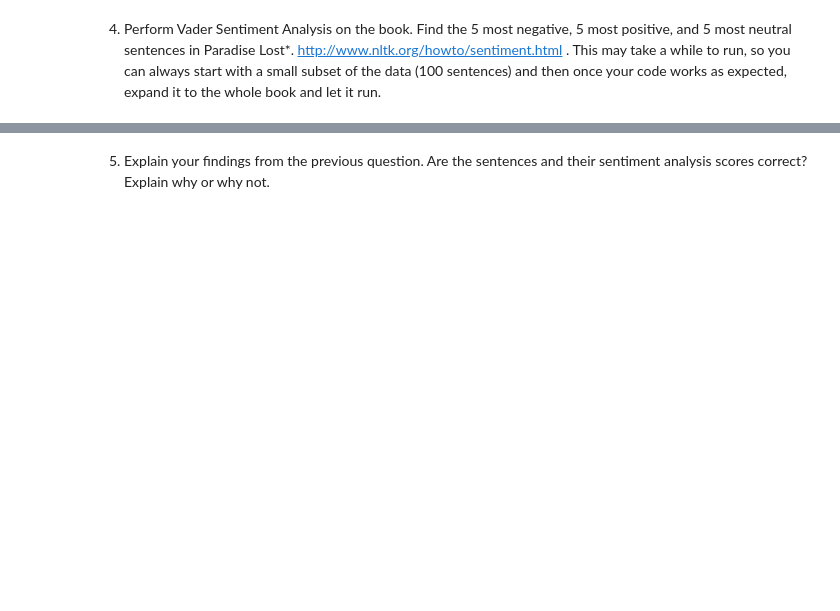
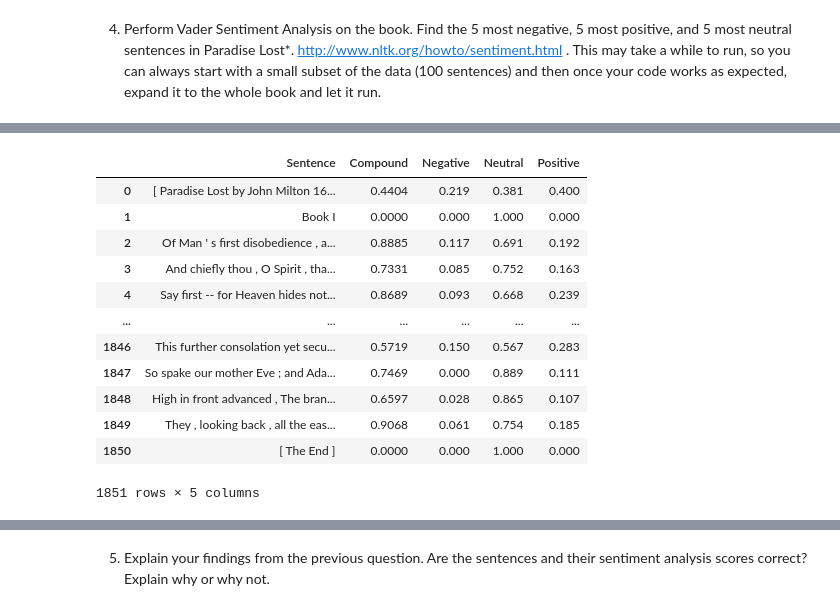
Before and after one commit to vedamy/Final_Homework, a Jupyter notebook: week-20/Week-20 Assignment Homework.ipynb, the cells around one changed output, grey strips where cells are left out. Drawn from its saved outputs; the diff is of its cells as text; code cells hidden in the pictures; blank space fills up the shorter version.

```diff
--- a/week-20/Week-20 Assignment Homework.ipynb
+++ b/week-20/Week-20 Assignment Homework.ipynb
@@ -69,0 +289,14 @@ print(gutenberg.words('milton-paradise.txt'))
+# %%
+def put_together(input_sent):
+    '''This function puts the sentence back together'''
+    str1=" "
+
+    # the join command puts the strings together but it needs to be in a list so it was appended to the output
+    output = str1.join(input_sent)
+    return output
+# %%
+out=[]
+
+for i in range(0,len(text_sentences)):
+    out.append(put_together(text_sentences[i]))
+print(out)
@@ -69,0 +305,4 @@ print(gutenberg.words('milton-paradise.txt'))
+# %%
+import pandas as pd
+sa_df = pd.DataFrame(columns = ['Sentence', 'Compound', 'Negative', 'Neutral', 'Positive'])
+sa_df
@@ -69,0 +311,10 @@ print(gutenberg.words('milton-paradise.txt'))
+# %%
+for sentence in out:
+    sid = SentimentIntensityAnalyzer()
+    print(sentence)
+    ss = sid.polarity_scores(sentence)
+    sa_df['Sentence']=sentence
+    for k in sorted(ss):
+        print('{0}: {1}, '.format(k, ss[k]),end='')
+
+    print()
@@ -69,0 +339,22 @@ print(gutenberg.words('milton-paradise.txt'))
+# %%
+sa_df['Negative'] = [sid.polarity_scores(x)['neg'] for x in out]
+sa_df['Compound'] = [sid.polarity_scores(x)['compound'] for x in out]
+sa_df['Sentence'] = [x for x in out]
+sa_df['Positive'] = [sid.polarity_scores(x)['pos'] for x in out]
+sa_df['Neutral'] = [sid.polarity_scores(x)['neu'] for x in out]
+
+sa_df
+# %% [output]
+|  | Sentence | Compound | Negative | Neutral | Positive |
+| 0 | [ Paradise Lost by John Milton 16... | 0.4404 | 0.219 | 0.381 | 0.400 |
+| 1 | Book I | 0.0000 | 0.000 | 1.000 | 0.000 |
+| 2 | Of Man ' s first disobedience , a... | 0.8885 | 0.117 | 0.691 | 0.192 |
+| 3 | And chiefly thou , O Spirit , tha... | 0.7331 | 0.085 | 0.752 | 0.163 |
+| 4 | Say first -- for Heaven hides not... | 0.8689 | 0.093 | 0.668 | 0.239 |
+| ... | ... | ... | ... | ... | ... |
+| 1846 | This further consolation yet secu... | 0.5719 | 0.150 | 0.567 | 0.283 |
+| 1847 | So spake our mother Eve ; and Ada... | 0.7469 | 0.000 | 0.889 | 0.111 |
+| 1848 | High in front advanced , The bran... | 0.6597 | 0.028 | 0.865 | 0.107 |
+| 1849 | They , looking back , all the eas... | 0.9068 | 0.061 | 0.754 | 0.185 |
+| 1850 | [ The End ] | 0.0000 | 0.000 | 1.000 | 0.000 |
+1851 rows × 5 columns
```
Also changed, not shown: parts of 24 cells of this notebook, 2 other files.
